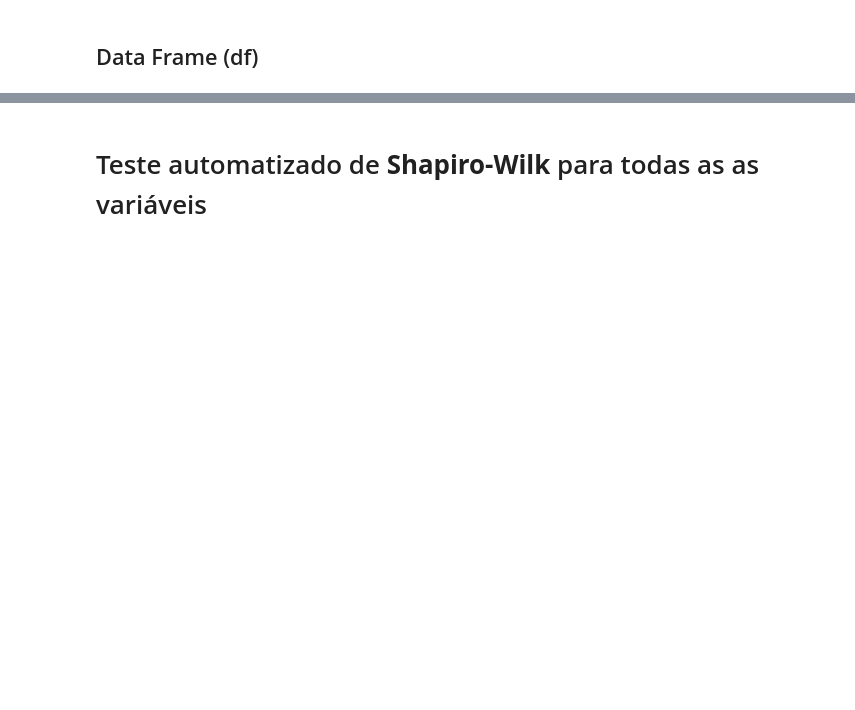
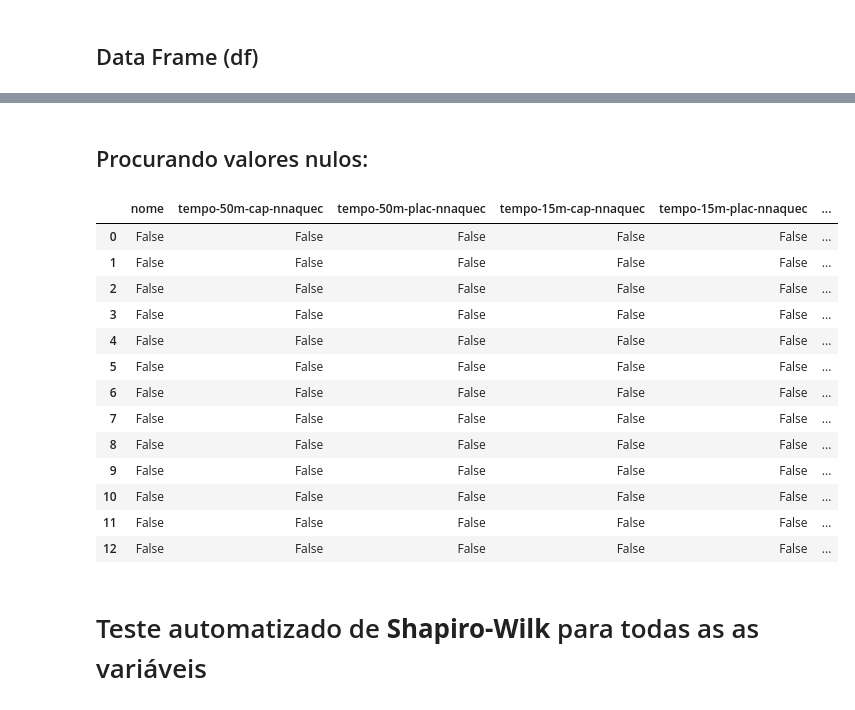
Before and after one commit to leprogramar/obsidian, a Jupyter notebook: Dissertacao-versoes/Dissertacao-versao-6/analise_dados.ipynb, the cells around one changed output, grey strips where cells are left out. Drawn from its saved outputs; the diff is of its cells as text; code cells hidden in the pictures; blank space fills up the shorter version.

```diff
--- a/Dissertacao-versoes/Dissertacao-versao-6/analise_dados.ipynb
+++ b/Dissertacao-versoes/Dissertacao-versao-6/analise_dados.ipynb
@@ -16,0 +49,9 @@ df = pd.read_csv('https://raw.githubusercontent.com/leprogramar/obsidian/master/
+# %%
+df = df.describe()
+df.to_csv('df_describe.csv', index=True)
+df
+
+#df = df.apply(pd.to_numeric, errors='coerce')  # Converte tudo para numérico (float)
+#df = df.fillna(0).astype(int)  # Substitui NaN por 0 e converte para int
+#tipos_de_dados = df.dtypes
+#print(tipos_de_dados)
@@ -17,3 +110,22 @@ df = pd.read_csv('https://raw.githubusercontent.com/leprogramar/obsidian/master/
+# %% [markdown]
+## Procurando valores nulos:
+# %%
+df.isnull()
+# %% [output]
+|  | nome | tempo-50m-cap-nnaquec | tempo-50m-plac-nnaquec | tempo-15m-cap-nnaquec | tempo-15m-plac-nnaquec | ... |
+| 0 | False | False | False | False | False | ... |
+| 1 | False | False | False | False | False | ... |
+| 2 | False | False | False | False | False | ... |
+| 3 | False | False | False | False | False | ... |
+| 4 | False | False | False | False | False | ... |
+| 5 | False | False | False | False | False | ... |
+| 6 | False | False | False | False | False | ... |
+| 7 | False | False | False | False | False | ... |
+| 8 | False | False | False | False | False | ... |
+| 9 | False | False | False | False | False | ... |
+| 10 | False | False | False | False | False | ... |
+| 11 | False | False | False | False | False | ... |
+| 12 | False | False | False | False | False | ... |
 # %% [markdown]
 # Teste automatizado de **Shapiro-Wilk** para todas as as variáveis
 # %%
```
Also changed, not shown: parts of 13 cells of this notebook.
